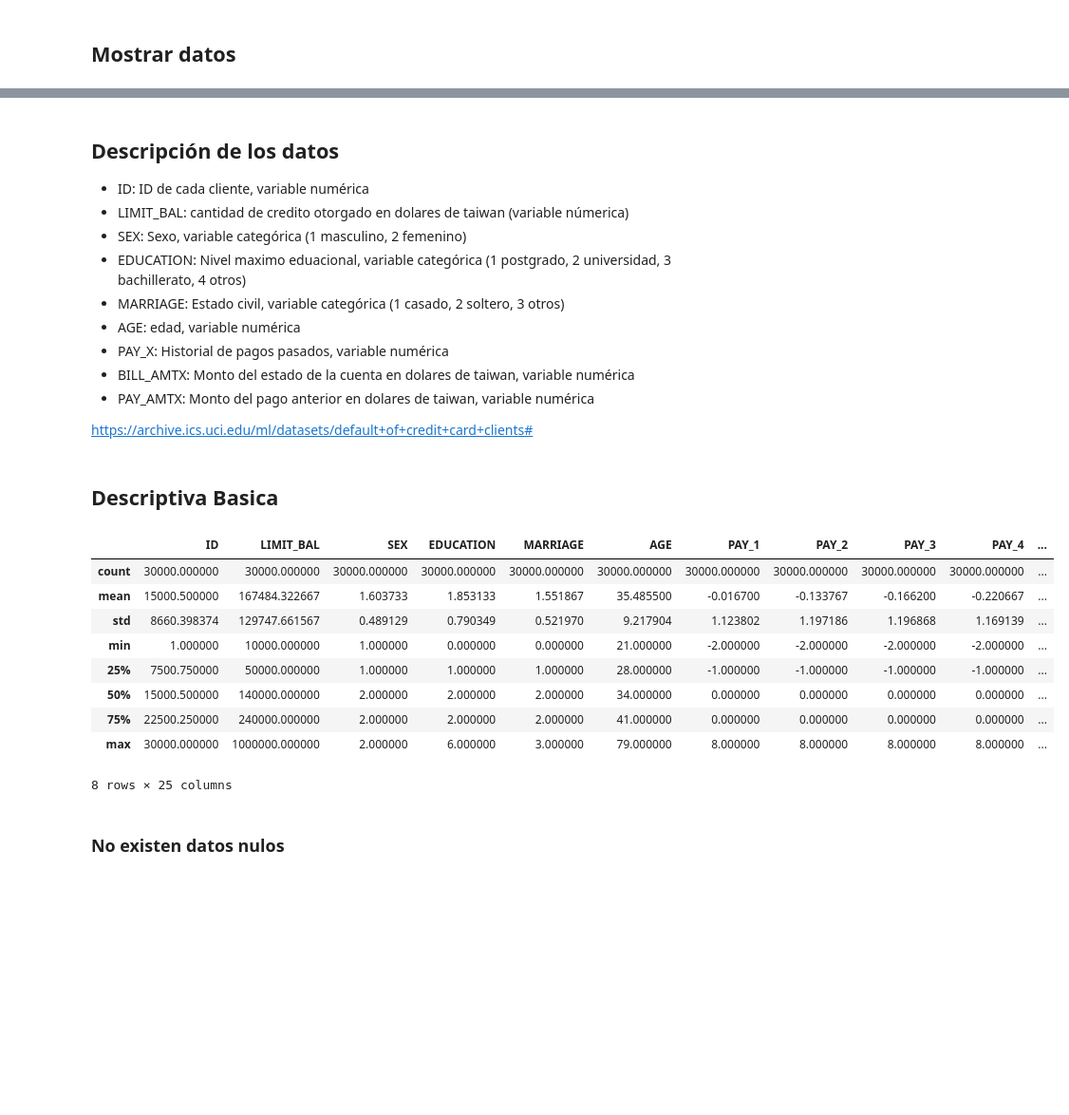
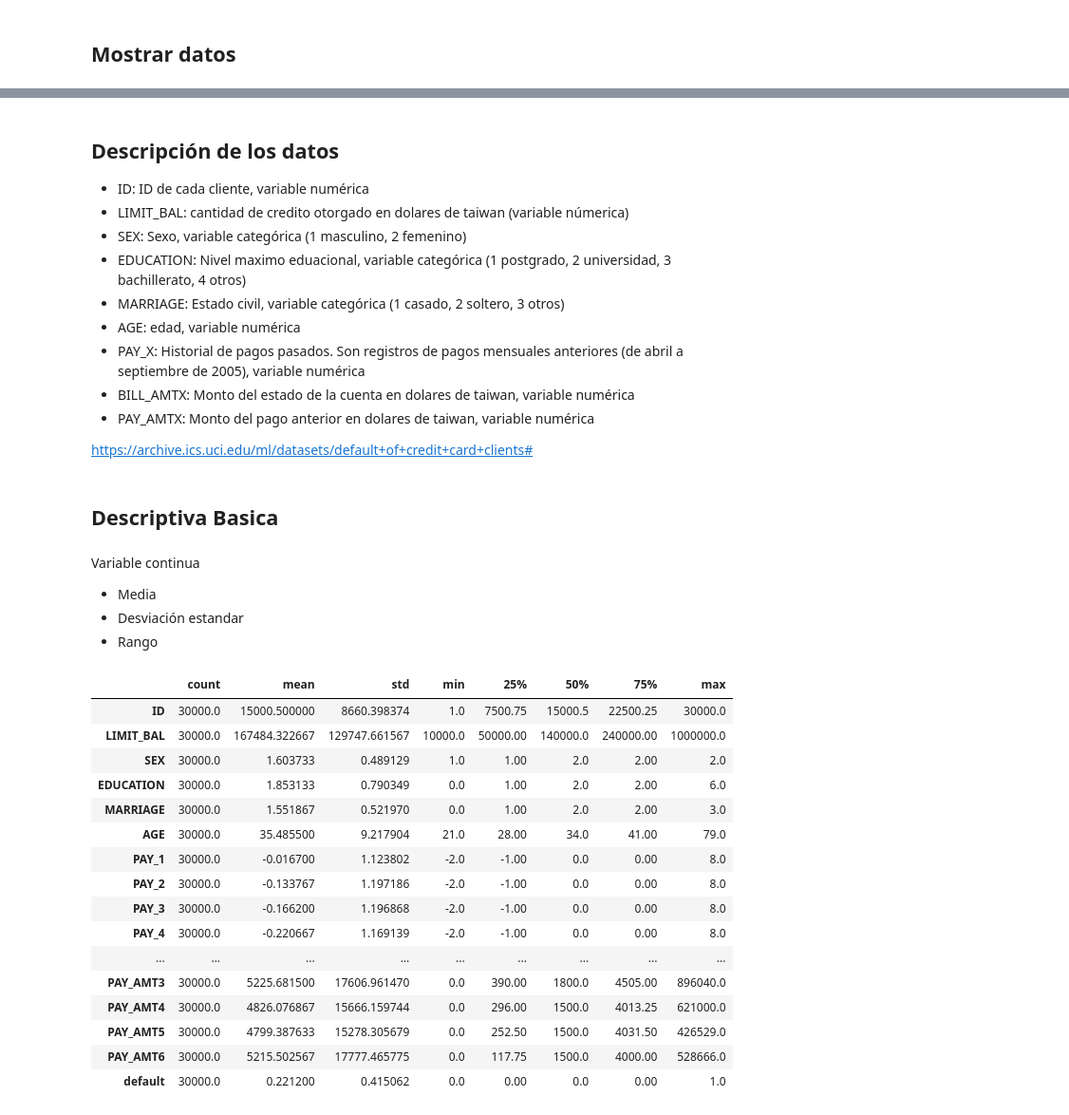
Before and after one commit to JavierTallarin/proyecto-CreditoBancario-Ciencia-De-Datos, a Jupyter notebook: proyecto t1.ipynb, the cells around one changed output, grey strips where cells are left out. Shown: that part at 95% size. Drawn from its saved outputs; the diff is of its cells as text; code cells hidden in the pictures; blank space fills up the shorter version.

```diff
--- a/proyecto t1.ipynb
+++ b/proyecto t1.ipynb
@@ -5,10 +11,7 @@
 Este conjunto de datos de UCI contiene cantidad crediticia, datos demográficos, historial de pagos y extractos de facturas de clientes de tarjetas de crédito en Taiwán desde abril de 2005 hasta septiembre de 2005.
 Finalmente esta investigación tiene como objetivo el caso de los pagos por incumplimiento de los clientes en Taiwán que es lo que se va a predecir.
 # %%
-import pandas as pd
-import plotly.graph_objects as go
-
 # Leer el archivo de dato csv
-archivoDatos = pd.read_csv("default of credit card clients.csv").rename(columns={'PAY_0': 'PAY_1'})
+df = pd.read_csv("default of credit card clients.csv").rename(columns={'PAY_0':'PAY_1','default payment next month':'default'})
 # %% [markdown]
 ## Mostrar datos
@@ -30,28 +37,38 @@ archivoDatos.head()
 * EDUCATION: Nivel maximo eduacional, variable categórica (1 postgrado, 2 universidad, 3  bachillerato, 4 otros)
 * MARRIAGE: Estado civil, variable categórica (1 casado, 2 soltero, 3  otros)
 * AGE: edad, variable numérica
-* PAY_X: Historial de pagos pasados, variable numérica
+* PAY_X: Historial de pagos pasados. Son registros de pagos mensuales anteriores (de abril a septiembre de 2005), variable numérica
 * BILL_AMTX: Monto del estado de la cuenta  en dolares de taiwan, variable numérica
 * PAY_AMTX: Monto del pago anterior en dolares de taiwan, variable numérica
 
 https://archive.ics.uci.edu/ml/datasets/default+of+credit+card+clients#
 # %% [markdown]
 ## Descriptiva Basica
+# %% [markdown]
+Variable continua
+* Media
+* Desviación estandar
+* Rango
 # %%
 # Generar estadisticas descriptivas
-archivoDatos.describe()
+df.describe().T
 # %% [output]
-|  | ID | LIMIT_BAL | SEX | EDUCATION | MARRIAGE | AGE | PAY_1 | PAY_2 | PAY_3 | PAY_4 | ... |
-| count | 30000.000000 | 30000.000000 | 30000.000000 | 30000.000000 | 30000.000000 | 30000.000000 | 30000.000000 | 30000.000000 | 30000.000000 | 30000.000000 | ... |
-| mean | 15000.500000 | 167484.322667 | 1.603733 | 1.853133 | 1.551867 | 35.485500 | -0.016700 | -0.133767 | -0.166200 | -0.220667 | ... |
-| std | 8660.398374 | 129747.661567 | 0.489129 | 0.790349 | 0.521970 | 9.217904 | 1.123802 | 1.197186 | 1.196868 | 1.169139 | ... |
-| min | 1.000000 | 10000.000000 | 1.000000 | 0.000000 | 0.000000 | 21.000000 | -2.000000 | -2.000000 | -2.000000 | -2.000000 | ... |
-| 25% | 7500.750000 | 50000.000000 | 1.000000 | 1.000000 | 1.000000 | 28.000000 | -1.000000 | -1.000000 | -1.000000 | -1.000000 | ... |
-| 50% | 15000.500000 | 140000.000000 | 2.000000 | 2.000000 | 2.000000 | 34.000000 | 0.000000 | 0.000000 | 0.000000 | 0.000000 | ... |
-| 75% | 22500.250000 | 240000.000000 | 2.000000 | 2.000000 | 2.000000 | 41.000000 | 0.000000 | 0.000000 | 0.000000 | 0.000000 | ... |
-| max | 30000.000000 | 1000000.000000 | 2.000000 | 6.000000 | 3.000000 | 79.000000 | 8.000000 | 8.000000 | 8.000000 | 8.000000 | ... |
+|  | count | mean | std | min | 25% | 50% | 75% | max |
+| ID | 30000.0 | 15000.500000 | 8660.398374 | 1.0 | 7500.75 | 15000.5 | 22500.25 | 30000.0 |
+| LIMIT_BAL | 30000.0 | 167484.322667 | 129747.661567 | 10000.0 | 50000.00 | 140000.0 | 240000.00 | 1000000.0 |
+| SEX | 30000.0 | 1.603733 | 0.489129 | 1.0 | 1.00 | 2.0 | 2.00 | 2.0 |
+| EDUCATION | 30000.0 | 1.853133 | 0.790349 | 0.0 | 1.00 | 2.0 | 2.00 | 6.0 |
+| MARRIAGE | 30000.0 | 1.551867 | 0.521970 | 0.0 | 1.00 | 2.0 | 2.00 | 3.0 |
+| AGE | 30000.0 | 35.485500 | 9.217904 | 21.0 | 28.00 | 34.0 | 41.00 | 79.0 |
+| PAY_1 | 30000.0 | -0.016700 | 1.123802 | -2.0 | -1.00 | 0.0 | 0.00 | 8.0 |
+| PAY_2 | 30000.0 | -0.133767 | 1.197186 | -2.0 | -1.00 | 0.0 | 0.00 | 8.0 |
+| PAY_3 | 30000.0 | -0.166200 | 1.196868 | -2.0 | -1.00 | 0.0 | 0.00 | 8.0 |
+| PAY_4 | 30000.0 | -0.220667 | 1.169139 | -2.0 | -1.00 | 0.0 | 0.00 | 8.0 |
+| ... | ... | ... | ... | ... | ... | ... | ... | ... |
+| PAY_AMT3 | 30000.0 | 5225.681500 | 17606.961470 | 0.0 | 390.00 | 1800.0 | 4505.00 | 896040.0 |
+| PAY_AMT4 | 30000.0 | 4826.076867 | 15666.159744 | 0.0 | 296.00 | 1500.0 | 4013.25 | 621000.0 |
+| PAY_AMT5 | 30000.0 | 4799.387633 | 15278.305679 | 0.0 | 252.50 | 1500.0 | 4031.50 | 426529.0 |
+| PAY_AMT6 | 30000.0 | 5215.502567 | 17777.465775 | 0.0 | 117.75 | 1500.0 | 4000.00 | 528666.0 |
+| default | 30000.0 | 0.221200 | 0.415062 | 0.0 | 0.00 | 0.0 | 0.00 | 1.0 |
-8 rows × 25 columns
-# %% [markdown]
-### No existen datos nulos
 # %%
 # Verificamos si hay datos nulos
```
Also changed, not shown: parts of 33 cells of this notebook.
